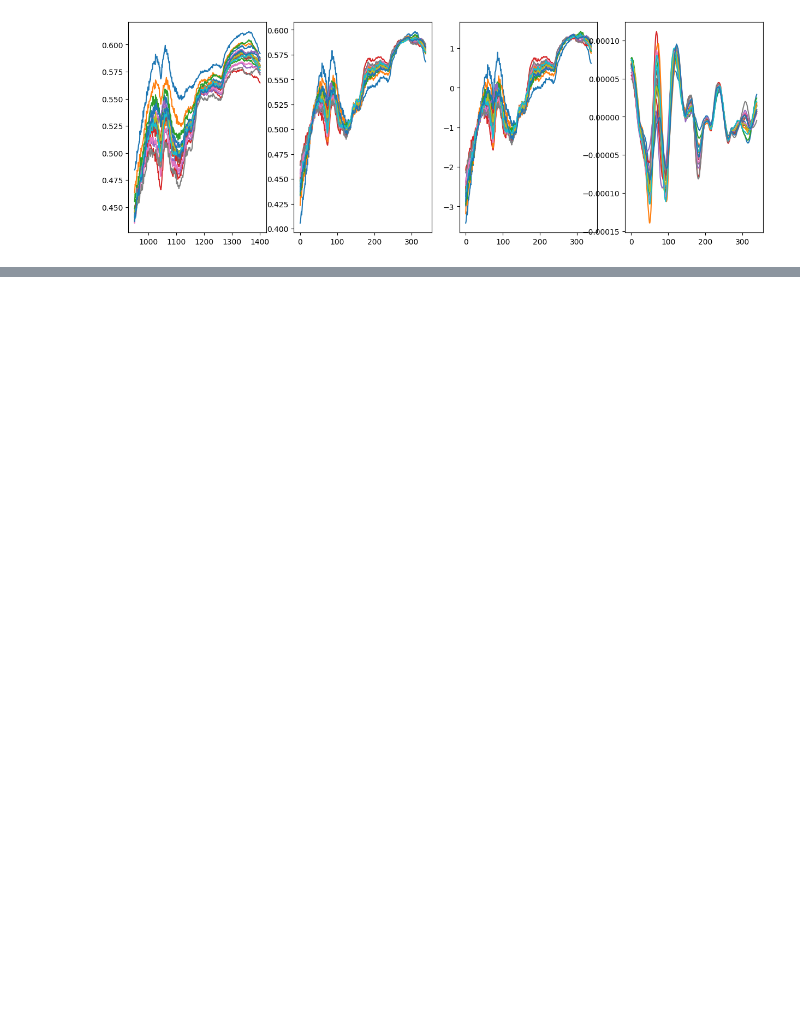
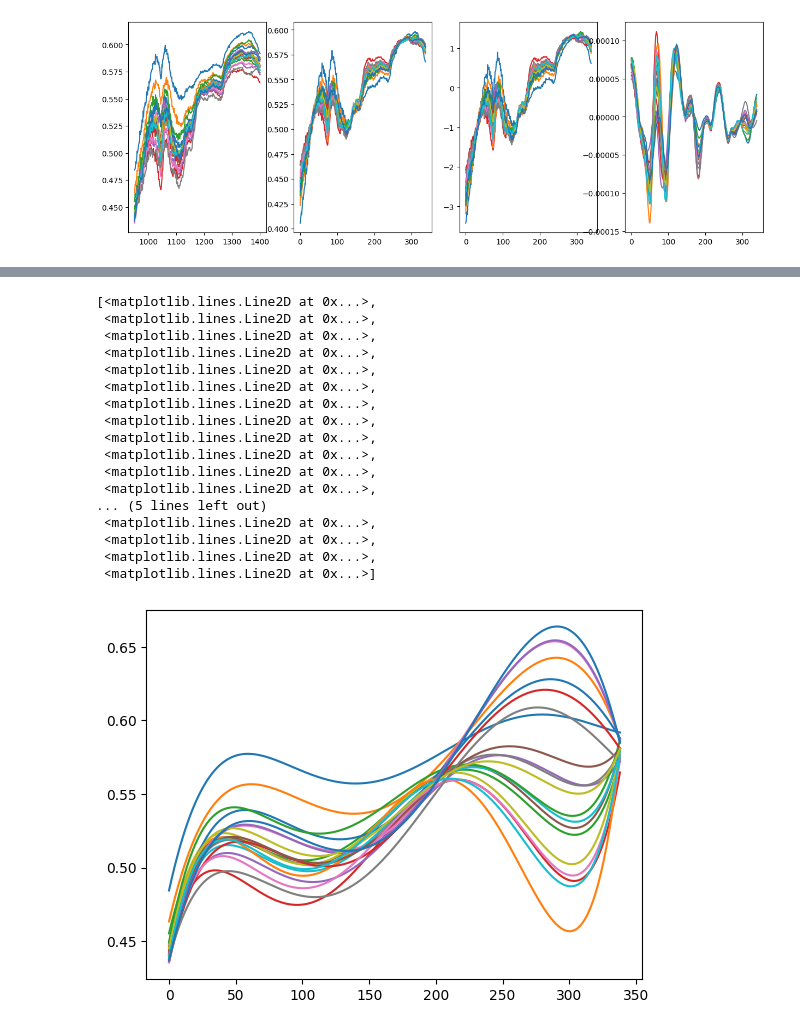
Before and after one commit to paucablop/chemotools, a Jupyter notebook: test.ipynb, the cells around one changed output, grey strips where cells are left out. Cells and saved outputs as stored; diff of their text form; code cells hidden in the pictures; blank space fills up the shorter version.

```diff
--- a/test.ipynb
+++ b/test.ipynb
@@ -33,0 +226,22 @@ ValueError: Unable to coerce to Series, length must be 339: given 21
+# %%
+drift_corrected = SplineCorrection(5, (0, 50, 75, 100, 125, 150, 200, 338)).fit_transform(spectra)
+plt.plot(drift_corrected.T)
+# %% [output]
+[<matplotlib.lines.Line2D at 0x...>,
+ <matplotlib.lines.Line2D at 0x...>,
+ <matplotlib.lines.Line2D at 0x...>,
+ <matplotlib.lines.Line2D at 0x...>,
+ <matplotlib.lines.Line2D at 0x...>,
+ <matplotlib.lines.Line2D at 0x...>,
+ <matplotlib.lines.Line2D at 0x...>,
+ <matplotlib.lines.Line2D at 0x...>,
+ <matplotlib.lines.Line2D at 0x...>,
+ <matplotlib.lines.Line2D at 0x...>,
+ <matplotlib.lines.Line2D at 0x...>,
+ <matplotlib.lines.Line2D at 0x...>,
+... (5 lines left out)
+ <matplotlib.lines.Line2D at 0x...>,
+ <matplotlib.lines.Line2D at 0x...>,
+ <matplotlib.lines.Line2D at 0x...>,
+ <matplotlib.lines.Line2D at 0x...>]
+[figure, added]
```
Also changed, not shown: parts of 7 cells of this notebook, 2 other files.
